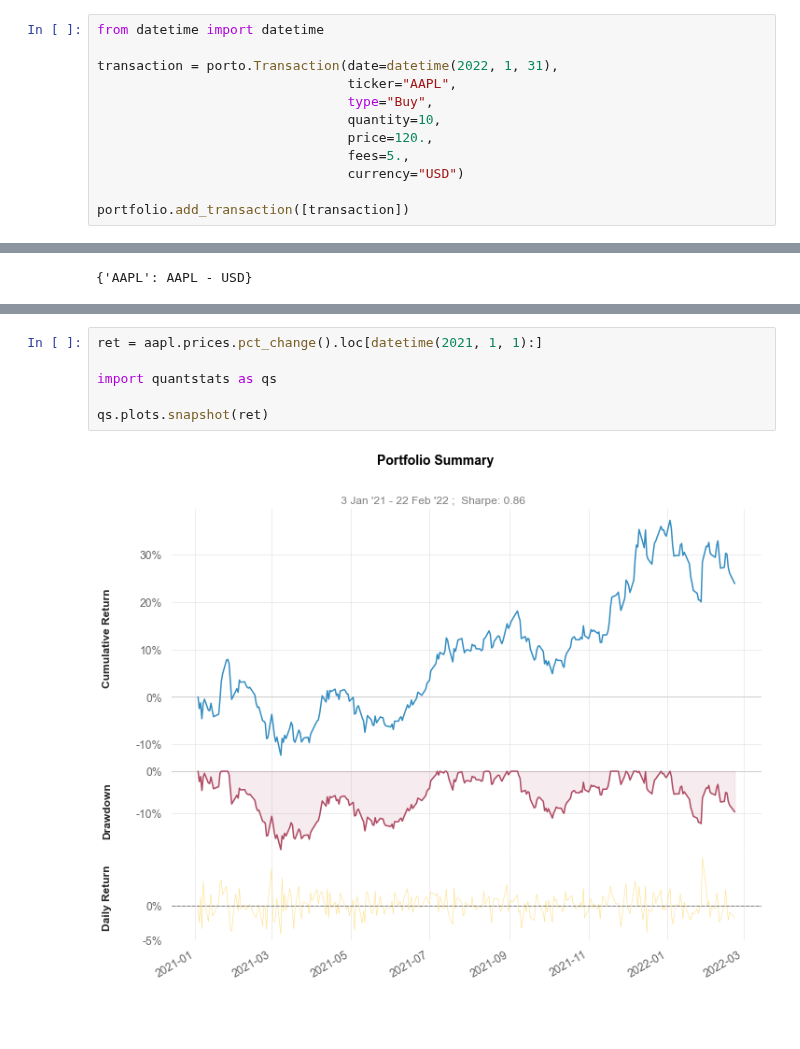
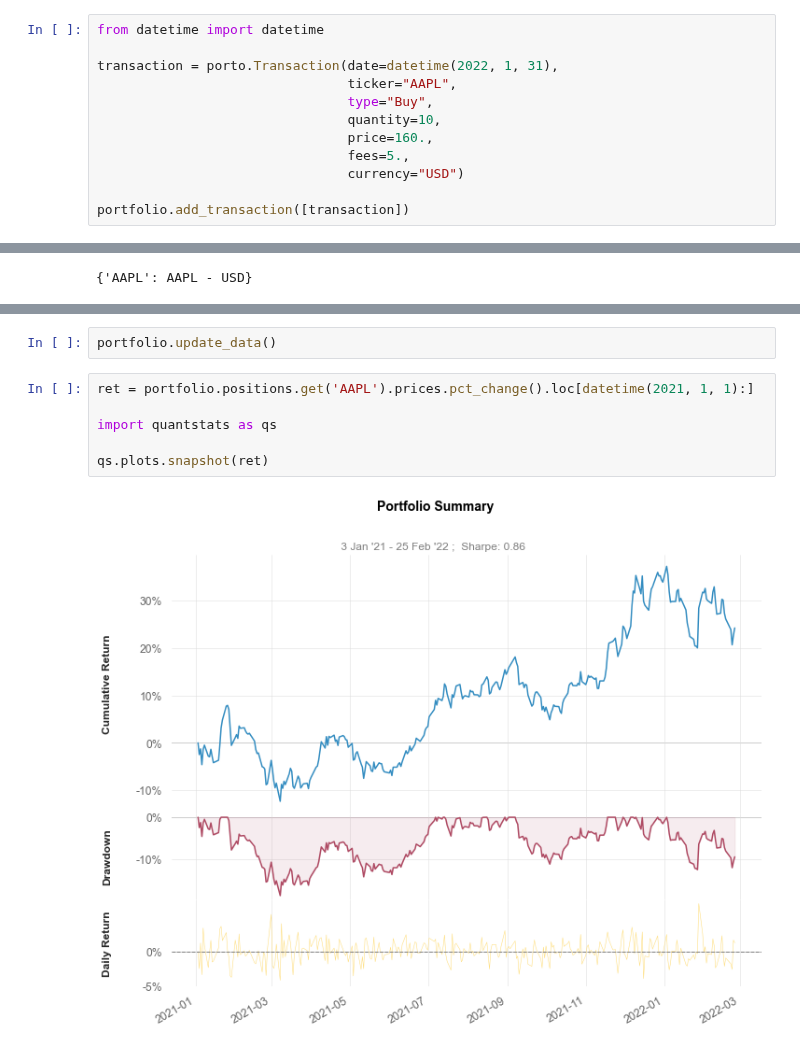
Before and after one commit to webclinic017/pyportlib, a Jupyter notebook: examples.ipynb, the cells around one changed output, grey strips where cells are left out. Saved outputs shown, nothing was run; the diff lists cells and outputs as text; blank space fills up the shorter version.

```diff
--- a/examples.ipynb
+++ b/examples.ipynb
@@ -37,7 +35,7 @@ transaction = porto.Transaction(date=datetime(2022, 1, 31),
                                 ticker="AAPL",
                                 type="Buy",
                                 quantity=10,
-                                price=120.,
+                                price=160.,
                                 fees=5.,
                                 currency="USD")
 
@@ -88,8 +81,10 @@ aapl = portfolio.positions.get('AAPL')
+# %%
+portfolio.update_data()
 # %%
-ret = aapl.prices.pct_change().loc[datetime(2021, 1, 1):]
+ret = portfolio.positions.get('AAPL').prices.pct_change().loc[datetime(2021, 1, 1):]
 
 import quantstats as qs
 
 qs.plots.snapshot(ret)
 # %% [output]
-[figure, old version]
+[figure, new version]
```
Also changed, not shown: parts of 7 cells of this notebook, 28 other files.
